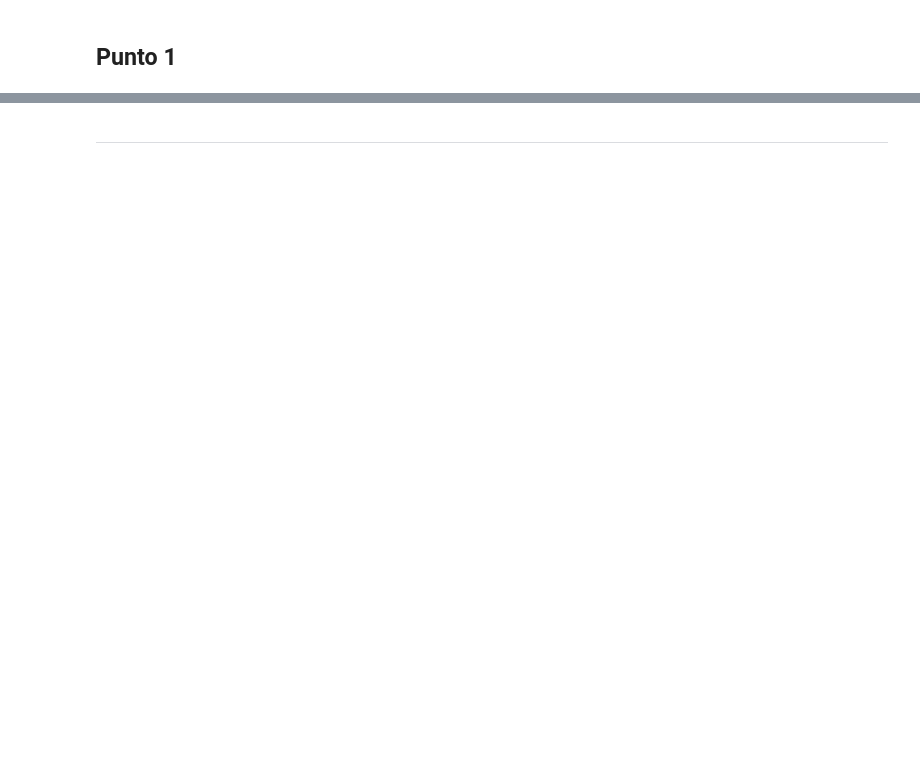
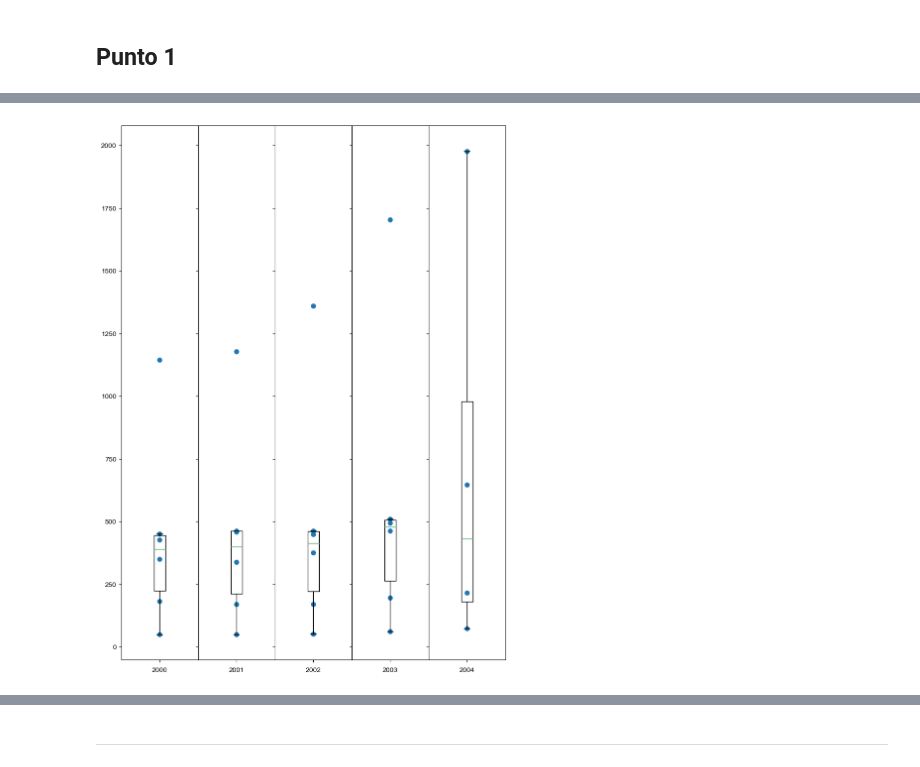
Before and after one commit to mariaqu88/lab-visualizacion-matplotlib-jasmarinpe, a Jupyter notebook: visualizacion-de-datos-usando-matplotlib.ipynb, the cells around one changed output, grey strips where cells are left out. Drawn from its saved outputs; the diff is of its cells as text; code cells hidden in the pictures; blank space fills up the shorter version.

```diff
--- a/visualizacion-de-datos-usando-matplotlib.ipynb
+++ b/visualizacion-de-datos-usando-matplotlib.ipynb
@@ -31,6 +126,37 @@ Construya una gráfica similar a la siguiente usando el archivo `indicadores-mun
 Construya una gráfica similar a la siguiente usando el archivo `indicadores-mundiales.csv`. Promedio de gastos per capita por año.
 
 ![act4](images/prom-gastos-salud-per-capita-ano.png)
+# %%
+df = pandas.read_csv('indicadores-mundiales.csv',
+                    sep=',', encoding='latin-1')
+
+Year=[]
+Year = [ i.split('-')[0] for i in df.Ano]
+df['Year']=Year
+
+New = df.copy()
+New['Year'] = pandas.to_datetime(df['Year']).dt.year
+
+New2 = New.groupby(['Year', 'Region'])['Gasto en salud (per capita)'].mean()
+
+New3 = New2.to_frame()
+New3.reset_index(inplace=True)
+New3 = New3.drop(['Region'], axis=1)
+New3 = New3[['Year', 'Gasto en salud (per capita)']]
+
+fig, axs = plt.subplots(1, 5, sharex='col', sharey='row', figsize=(10, 14));
+plt.xticks(rotation='vertical')
+plt.subplots_adjust(wspace = 0, hspace=0)
+plt.style.use('seaborn')
+for i, colname in enumerate(New3['Year'].unique()):
+    axs[i].boxplot(list(New3[New3['Year'] == colname].T.values[1]))
+    axs[i].scatter(np.ones(New3[New3['Year'] == colname]['Gasto en salud (per capita)'].shape[0]), New3[New3['Year'] == colname]['Gasto en salud (per capita)'])
+    axs[i].set_xticklabels([""])
+    axs[i].set_xlabel(colname)
+    for tick in axs[i].get_xticklabels():
+        tick.set_rotation(0)
+# %% [output]
+[figure, added]
 # %% [markdown]
 ## Punto 5
 
```
Also changed, not shown: parts of 10 cells of this notebook.
